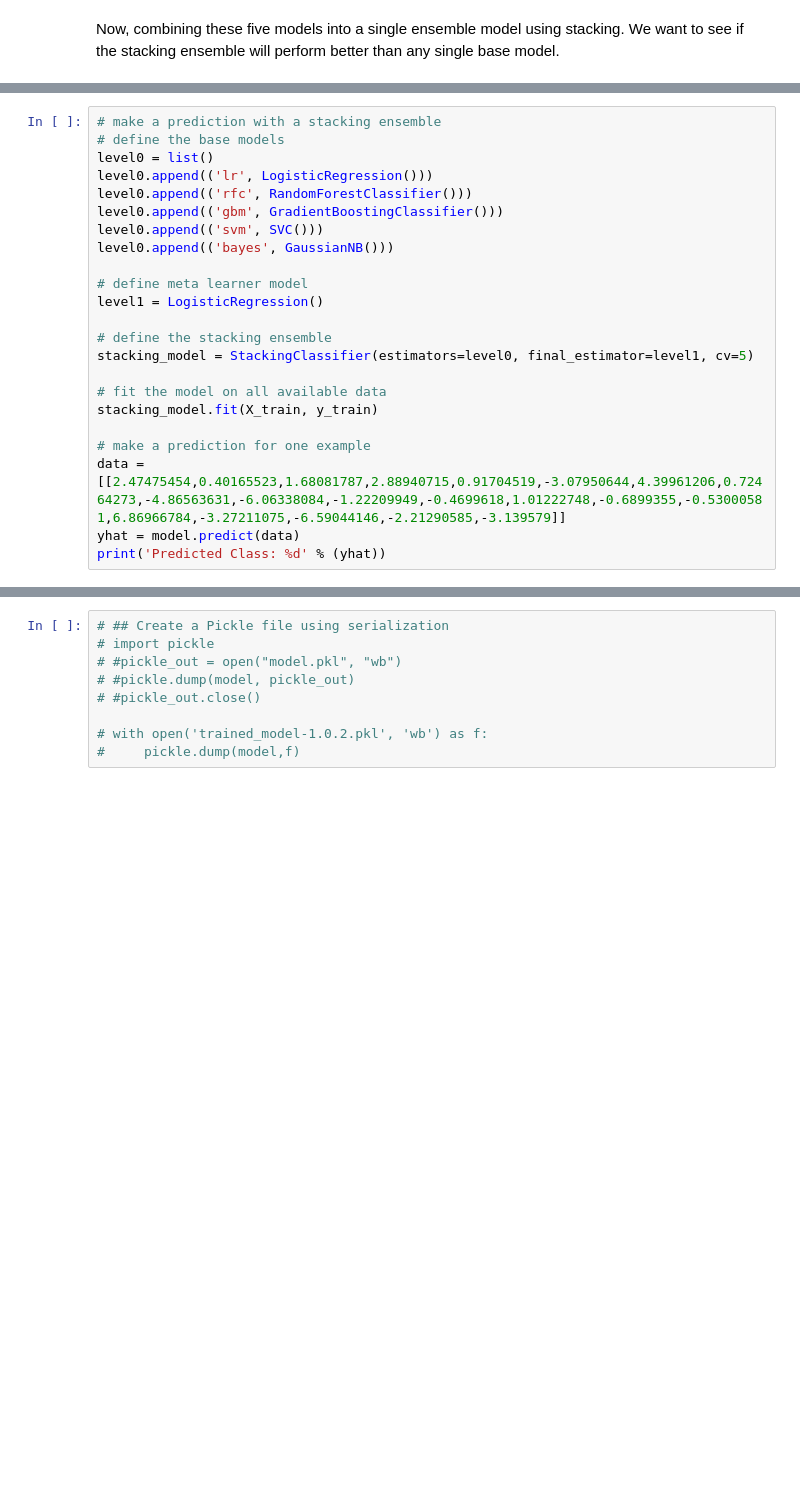
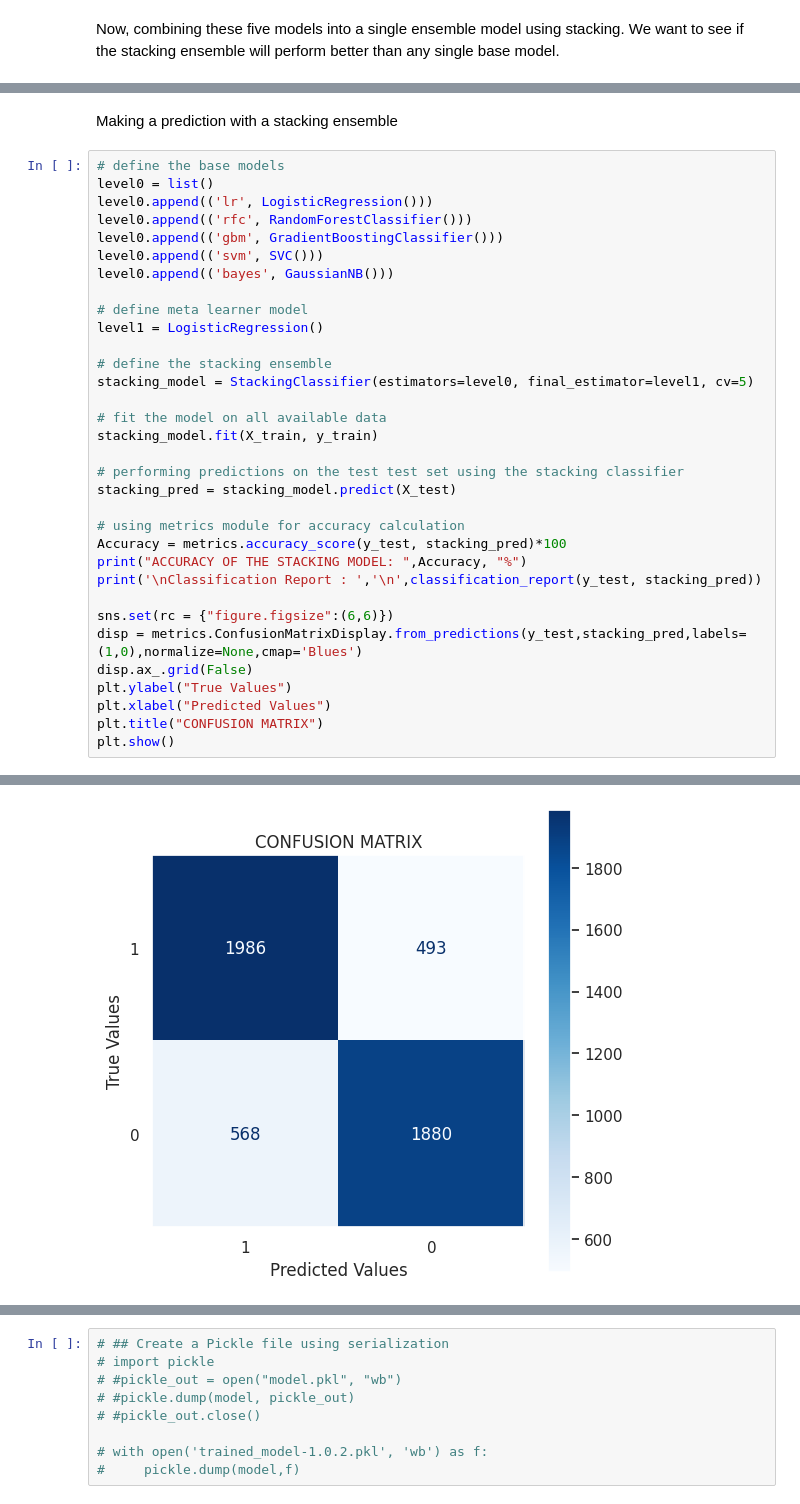
Before and after one commit to SKslwana/Automotive-Engine-Health-Predictive-Maintenance-Project, a Jupyter notebook: Project_1.ipynb, the cells around one changed output, grey strips where cells are left out. Drawn from its saved outputs; the diff is of its cells as text; blank space fills up the shorter version.

```diff
--- a/Project_1.ipynb
+++ b/Project_1.ipynb
@@ -1151,5 +1312,6 @@ In this case above, we can see that the stacking ensemble appears to perform bet
+# %% [markdown]
+Making a prediction with a stacking ensemble
 # %%
-# make a prediction with a stacking ensemble
 # define the base models
 level0 = list()
 level0.append(('lr', LogisticRegression()))
@@ -1167,7 +1329,19 @@ stacking_model = StackingClassifier(estimators=level0, final_estimator=level1, c
 # fit the model on all available data
 stacking_model.fit(X_train, y_train)
 
-# make a prediction for one example
-data = [[2.47475454,0.40165523,1.68081787,2.88940715,0.91704519,-3.07950644,4.39961206,0.72464273,-4.86563631,-6.06338084,-1.22209949,-0.4699618,1.01222748,-0.6899355,-0.53000581,6.86966784,-3.27211075,-6.59044146,-2.21290585,-3.139579]]
-yhat = model.predict(data)
-print('Predicted Class: %d' % (yhat))
+# performing predictions on the test test set using the stacking classifier
+stacking_pred = stacking_model.predict(X_test)
+
+# using metrics module for accuracy calculation
+Accuracy = metrics.accuracy_score(y_test, stacking_pred)*100
+print("ACCURACY OF THE STACKING MODEL: ",Accuracy, "%")
+print('\nClassification Report : ','\n',classification_report(y_test, stacking_pred))
+
+sns.set(rc = {"figure.figsize":(6,6)})
+disp = metrics.ConfusionMatrixDisplay.from_predictions(y_test,stacking_pred,labels=(1,0),normalize=None,cmap='Blues')
+disp.ax_.grid(False)
+plt.ylabel("True Values")
+plt.xlabel("Predicted Values")
+plt.title("CONFUSION MATRIX")
+plt.show()
+# %% [output]
@@ -1173,0 +1359 @@ print('Predicted Class: %d' % (yhat))
+[figure, added]
```
Also changed, not shown: parts of 62 cells of this notebook.
